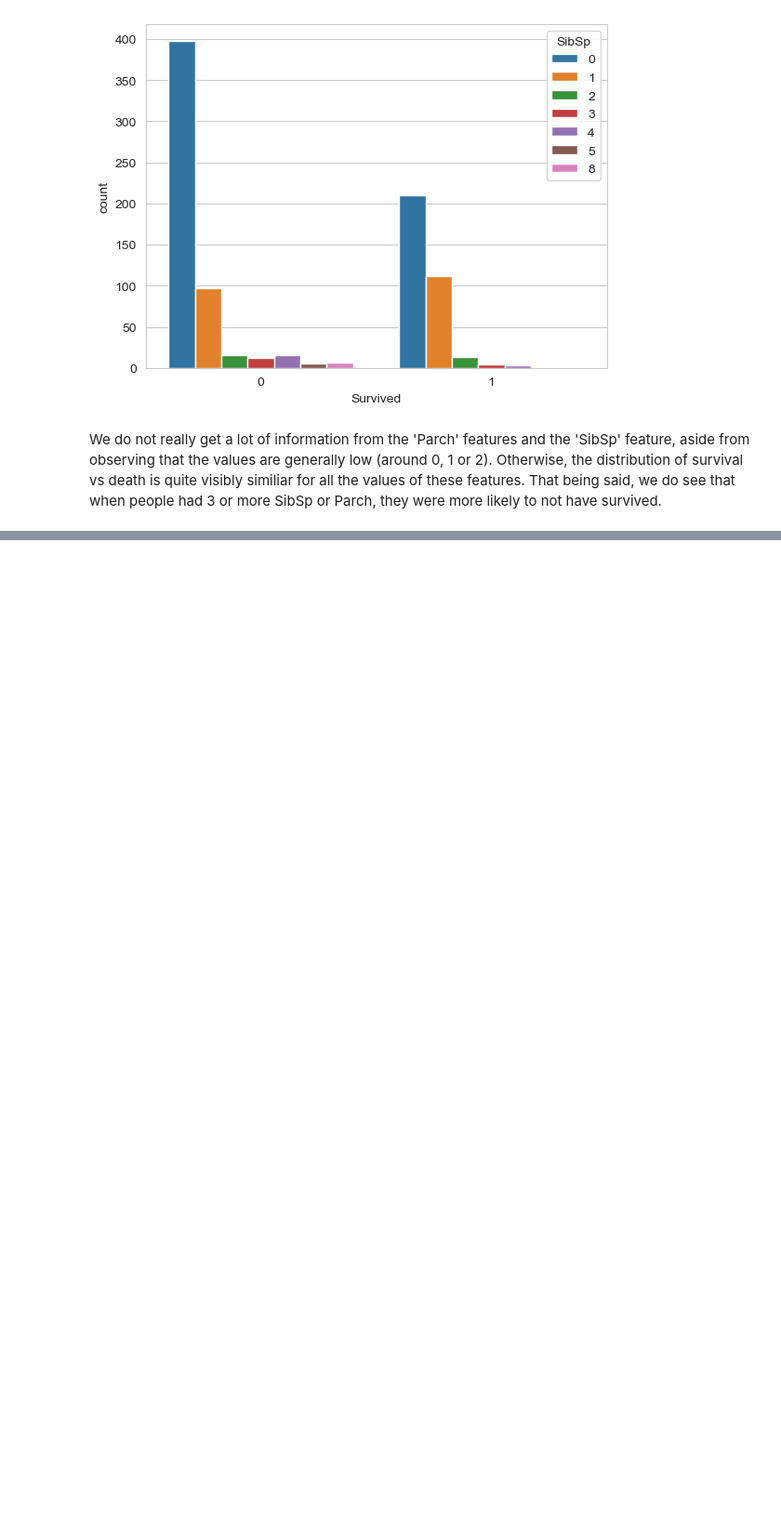
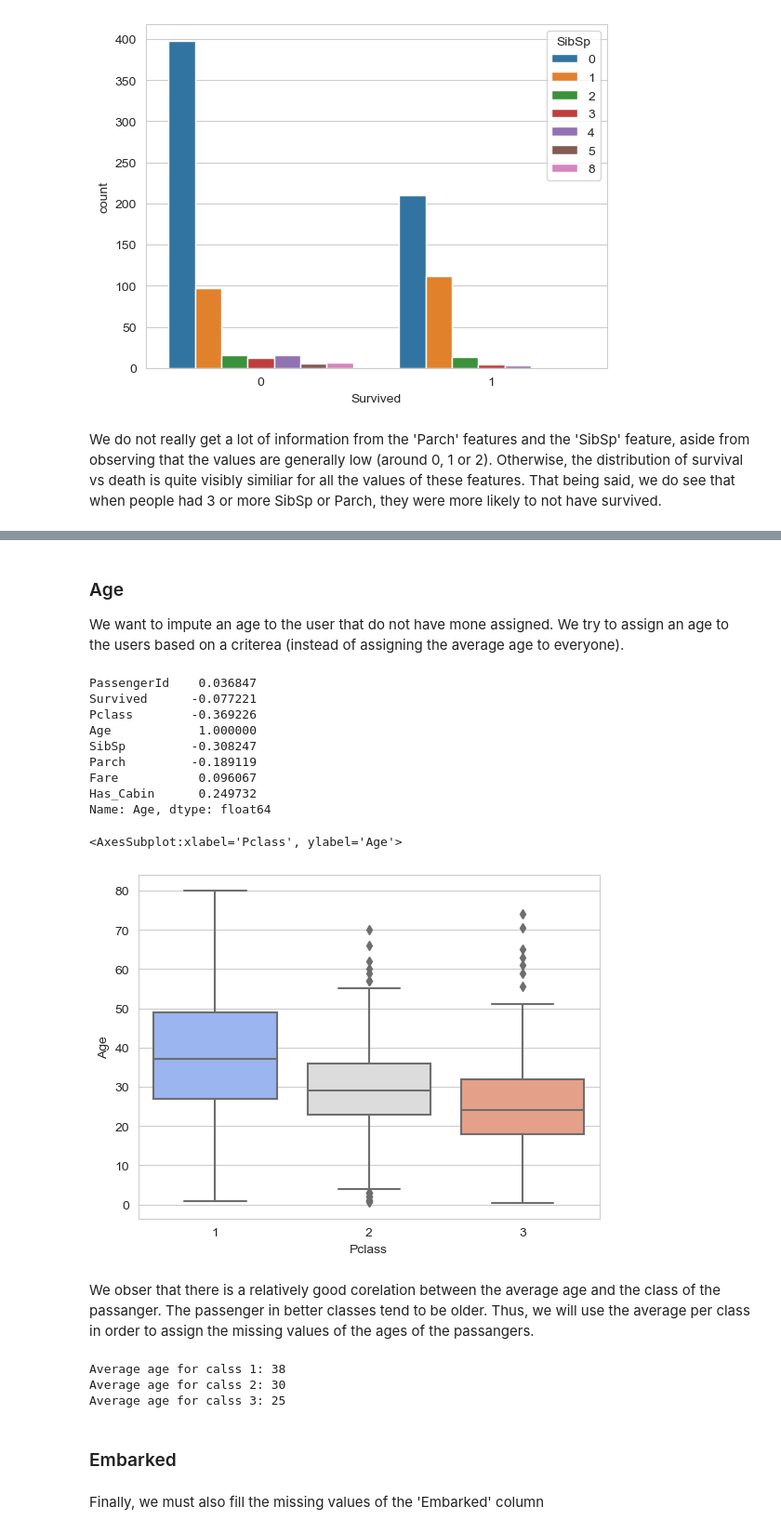
Before and after one commit to AlexandreMorinvil/kaggle-titanic, a Jupyter notebook: solution.ipynb, the cells around one changed output, grey strips where cells are left out. Shown at 93% size. Drawn from its saved outputs; the diff is of its cells as text; code cells hidden in the pictures; blank space fills up the shorter version.

```diff
--- a/solution.ipynb
+++ b/solution.ipynb
@@ -127,0 +170,32 @@ We do not really get a lot of information from the 'Parch' features and the 'Sib
+# %%
+train_df['Has_Cabin'] = train_df['Cabin'].notnull()
+serving_df['Has_Cabin'] = serving_df['Cabin'].notnull()
+# %% [markdown]
+### Age
+
+We want to impute an age to the user that do not have mone assigned. We try to assign an age to the users based on a criterea (instead of assigning the average age to everyone).
+# %%
+print(train_df.corr()['Age'])
+sns.boxplot(x='Pclass', y='Age', data=train_df, palette='coolwarm')
+# %% [output]
+PassengerId    0.036847
+Survived      -0.077221
+Pclass        -0.369226
+Age            1.000000
+SibSp         -0.308247
+Parch         -0.189119
+Fare           0.096067
+Has_Cabin      0.249732
+Name: Age, dtype: float64
+<AxesSubplot:xlabel='Pclass', ylabel='Age'>
+[figure, added]
+# %% [markdown]
+We obser that there is a relatively good corelation between the average age and the class of the passanger. The passenger in better classes tend to be older. Thus, we will use the average per class in order to assign the missing values of the ages of the passangers.
+# %%
+print('Average age for calss 1:', round(train_df.loc[train_df['Pclass'] == 1, 'Age'].dropna().mean()))
+print('Average age for calss 2:', round(train_df.loc[train_df['Pclass'] == 2, 'Age'].dropna().mean()))
+print('Average age for calss 3:', round(train_df.loc[train_df['Pclass'] == 3, 'Age'].dropna().mean()))
+# %% [output]
+Average age for calss 1: 38
+Average age for calss 2: 30
+Average age for calss 3: 25
@@ -127,0 +222,4 @@ We do not really get a lot of information from the 'Parch' features and the 'Sib
+# %% [markdown]
+### Embarked
+# %% [markdown]
+Finally, we must also fill the missing values of the 'Embarked' column
```
Also changed, not shown: parts of 60 cells of this notebook.
